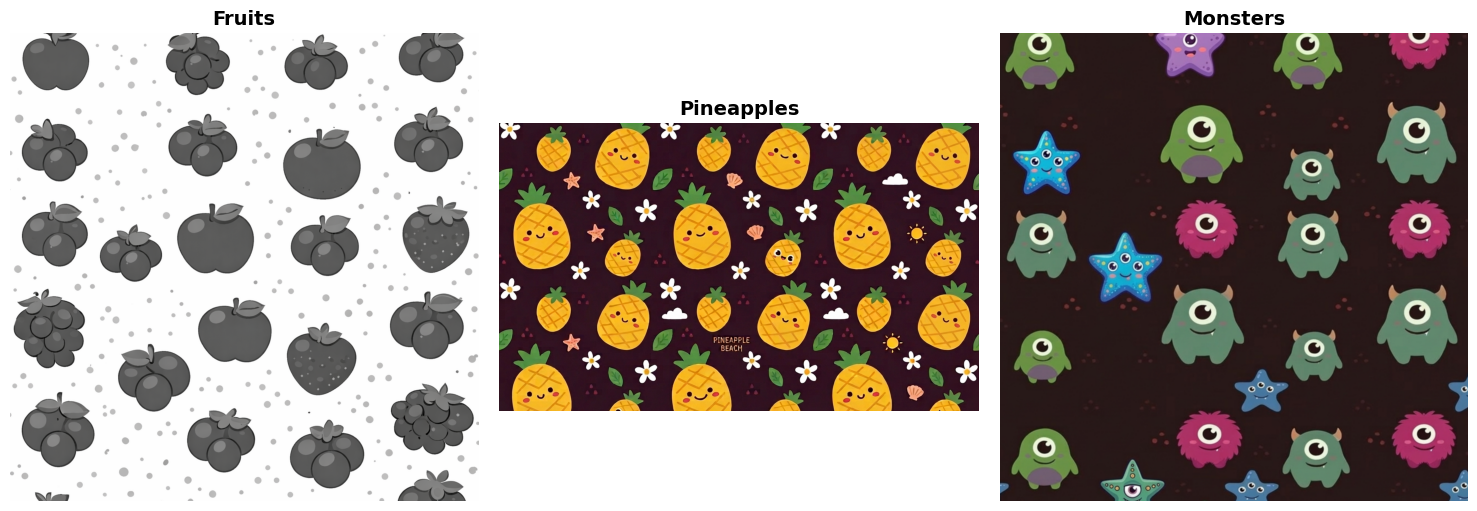
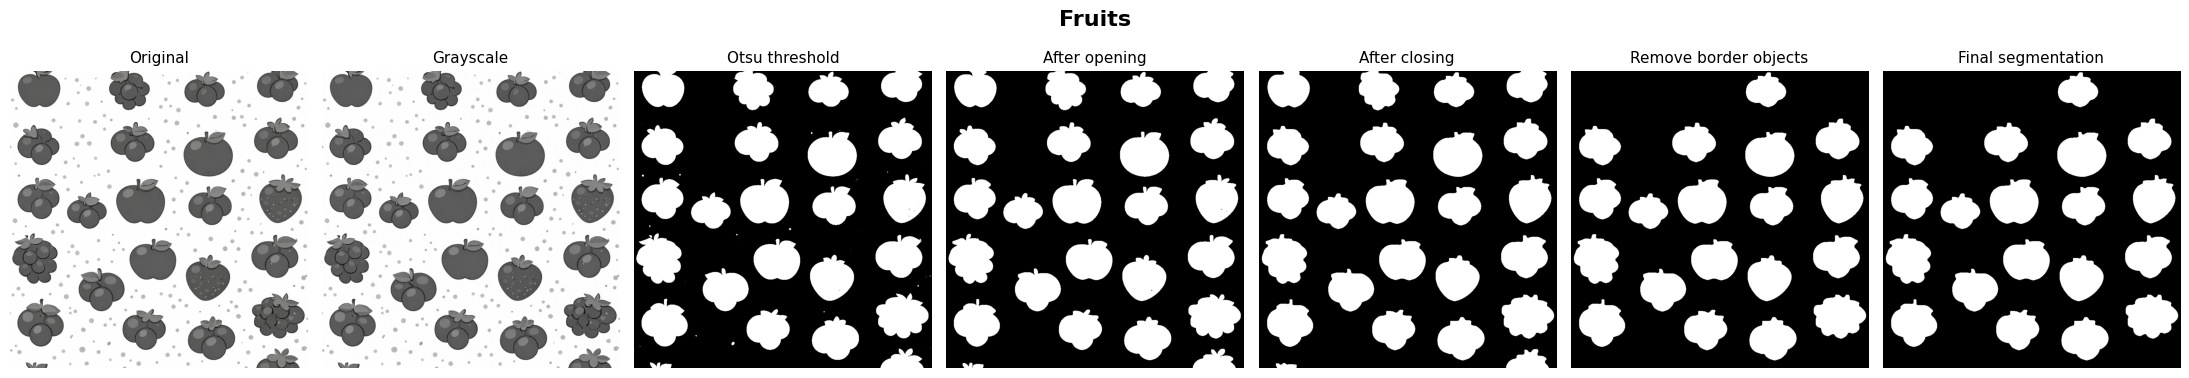
The change to this notebook cell's code, shown as a diff; its figure went from the first image to the second:
--- before
+++ after
@@ -1,7 +1,7 @@
-fig, axes = plt.subplots(1, 3, figsize=(15, 5))
+
 
 results = []
 
-for ax, config in zip(axes, configs):
+for config in configs:
     image_path = os.path.join(image_dir, config["filename"])
 
@@ -16,20 +16,2 @@
 
     results.append((config["name"], img_rgb, segmentation, count))
-
-    ax.imshow(img_rgb)
-    ax.set_title(config["name"], fontsize=14, weight="bold")
-    ax.axis("off")
-
-plt.tight_layout()
-plt.show()
-fig, axes = plt.subplots(1, 3, figsize=(15, 5))
-
-for ax, (name, _, segmentation, count) in zip(axes, results):
-    ax.imshow(segmentation, cmap="gray")
-    ax.set_title(f"{name}\nn = {count}", fontsize=14, weight="bold")
-    ax.axis("off")
-
-    print(f"{name}: n = {count}")
-
-plt.tight_layout()
-plt.show()

Commit: feat: complete